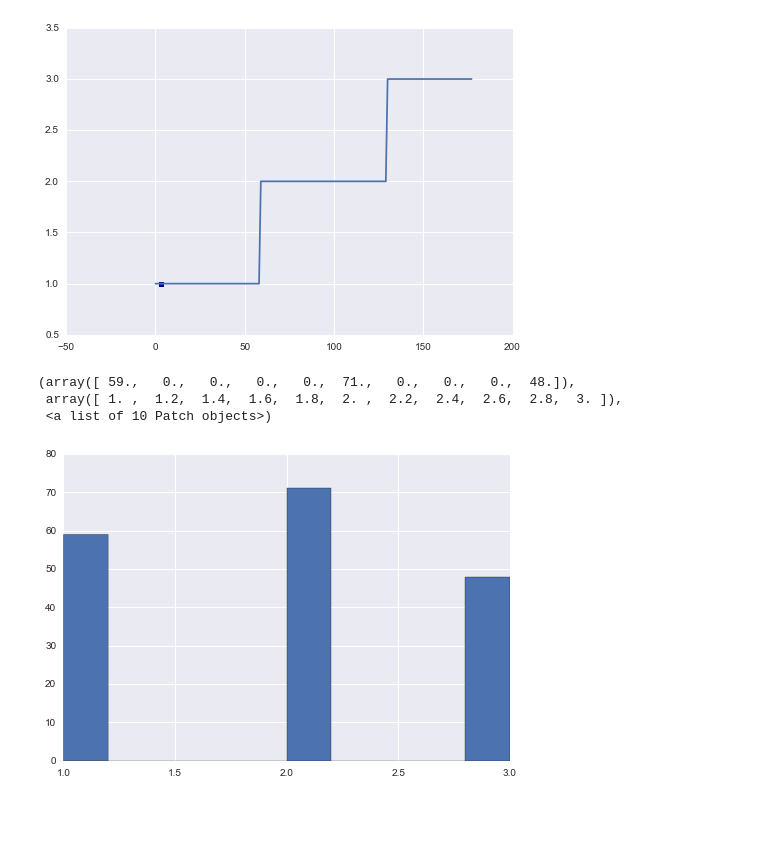
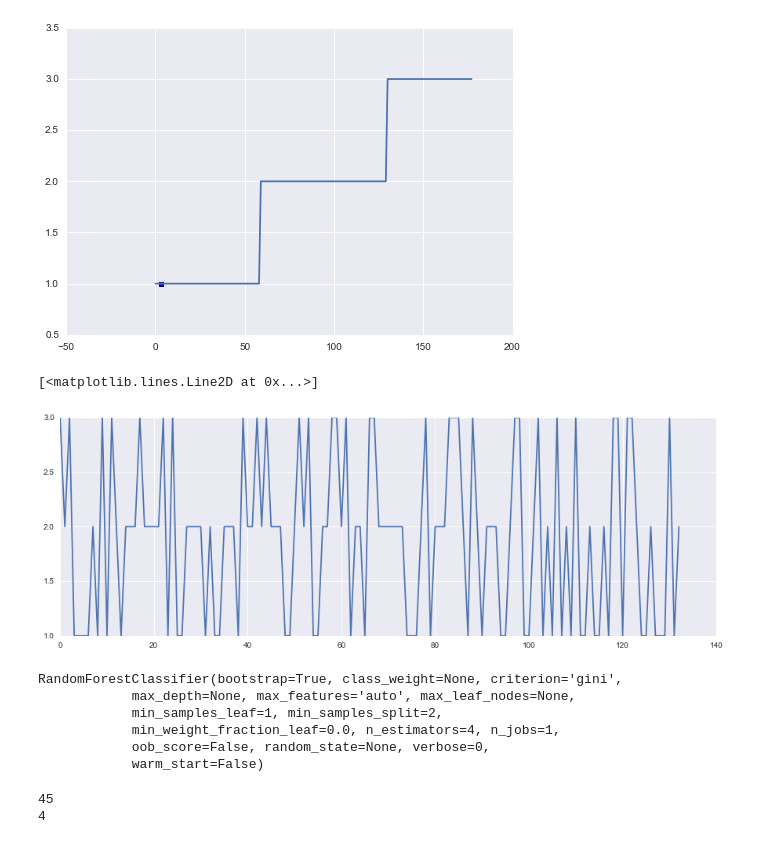
Before and after one commit to daniel-lozano/MCA_Tarea_2, a Jupyter notebook: Punto2.ipynb, the cells around one changed output. Saved outputs shown, nothing was run; the diff lists cells and outputs as text; code cells hidden in the pictures; blank space fills up the shorter version.

```diff
--- a/Punto2.ipynb
+++ b/Punto2.ipynb
@@ -249,10 +240,31 @@ plt.plot(Clas)
 # %% [output]
 [<matplotlib.lines.Line2D at 0x...>]
 [figure]
-# %%
-hist(Clas)
-# %% [output]
-(array([ 59.,   0.,   0.,   0.,   0.,  71.,   0.,   0.,   0.,  48.]),
- array([ 1. ,  1.2,  1.4,  1.6,  1.8,  2. ,  2.2,  2.4,  2.6,  2.8,  3. ]),
- <a list of 10 Patch objects>)
-[figure, removed]
+# %%
+from sklearn.cross_validation import train_test_split
+Xtrain,Xtest,Ytrain,Ytest=train_test_split(WINE[:,1:], WINE[:,0])#separando los dato
+plot(Ytrain) #mirando si los datos han sido tomados al azar
+# %% [output]
+[<matplotlib.lines.Line2D at 0x...>]
+[figure, added]
+# %%
+rf = RandomForestClassifier(n_estimators=4)
+rf.fit(Xtrain,Ytrain)
+# %% [output]
+RandomForestClassifier(bootstrap=True, class_weight=None, criterion='gini',
+            max_depth=None, max_features='auto', max_leaf_nodes=None,
+            min_samples_leaf=1, min_samples_split=2,
+            min_weight_fraction_leaf=0.0, n_estimators=4, n_jobs=1,
+            oob_score=False, random_state=None, verbose=0,
+            warm_start=False)
+# %%
+Ypredict=rf.predict(Xtest)
+print len(Ypredict)
+error=0
+for i in range(len(Ypredict)):
+    if(Ypredict[i]!=Ytest[i]):
+        error+=1
+print error      #medida de cuantas veces erra en la clasificacion
+# %% [output]
+45
+4
```
Also changed, not shown: parts of 11 cells of this notebook.
